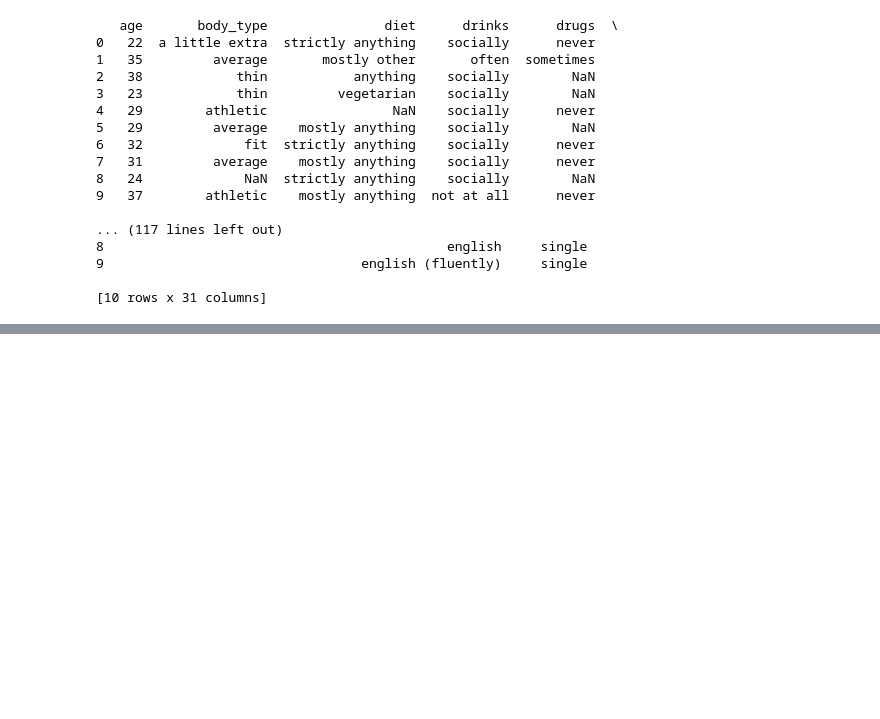
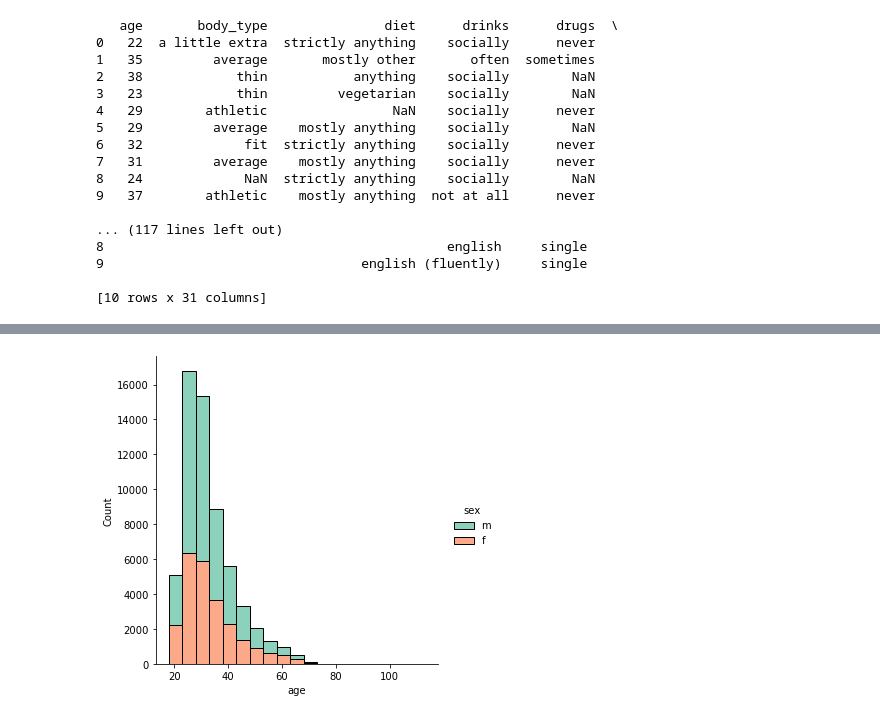
Before and after one commit to teeo23/OKproject, a Jupyter notebook: date-a-scientist.ipynb, the cells around one changed output, grey strips where cells are left out. Cells and saved outputs as stored; diff of their text form; code cells hidden in the pictures; blank space fills up the shorter version.

```diff
--- a/date-a-scientist.ipynb
+++ b/date-a-scientist.ipynb
@@ -23,0 +47,5 @@ print(df.head(10))
+# %%
+sns.displot(data=df, x="age", hue="sex", kind="hist", binwidth = 5, multiple = "stack");
+plt.savefig('Age comparison')
+# %% [output]
+[figure, added]
```
Also changed, not shown: parts of 18 cells of this notebook.
